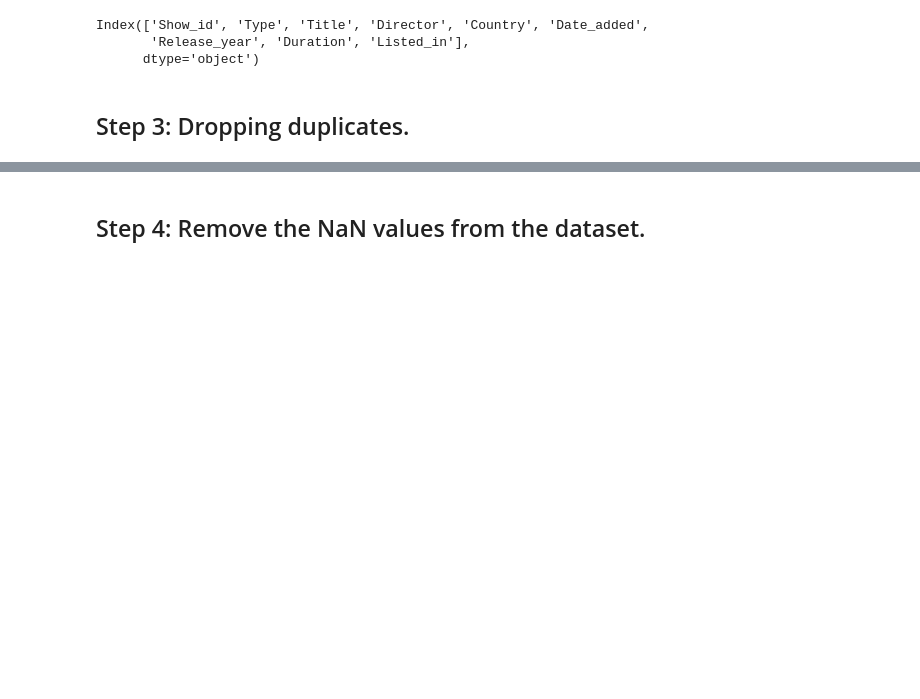
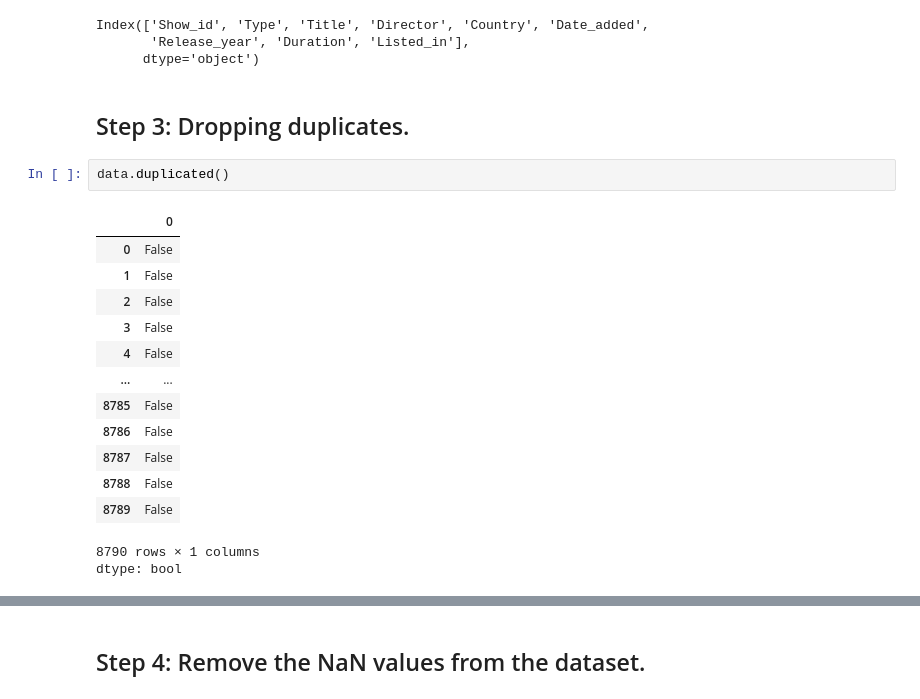
Before and after one commit to nandu26m/data-analytics-projects, a Jupyter notebook: netflix-data-analytics-project/netflix-data-analytics-project.ipynb, the cells around one changed output, grey strips where cells are left out. Cells and saved outputs as stored; diff of their text form; blank space fills up the shorter version.

```diff
--- a/netflix-data-analytics-project/netflix-data-analytics-project.ipynb
+++ b/netflix-data-analytics-project/netflix-data-analytics-project.ipynb
@@ -102,3 +102,20 @@ Index(['Show_id', 'Type', 'Title', 'Director', 'Country', 'Date_added',
       dtype='object')
 # %% [markdown]
 ## Step 3: Dropping duplicates.
+# %%
+data.duplicated()
+# %% [output]
+|  | 0 |
+| 0 | False |
+| 1 | False |
+| 2 | False |
+| 3 | False |
+| 4 | False |
+| ... | ... |
+| 8785 | False |
+| 8786 | False |
+| 8787 | False |
+| 8788 | False |
+| 8789 | False |
+8790 rows × 1 columns
+dtype: bool
```
Also changed, not shown: parts of 14 cells of this notebook.
